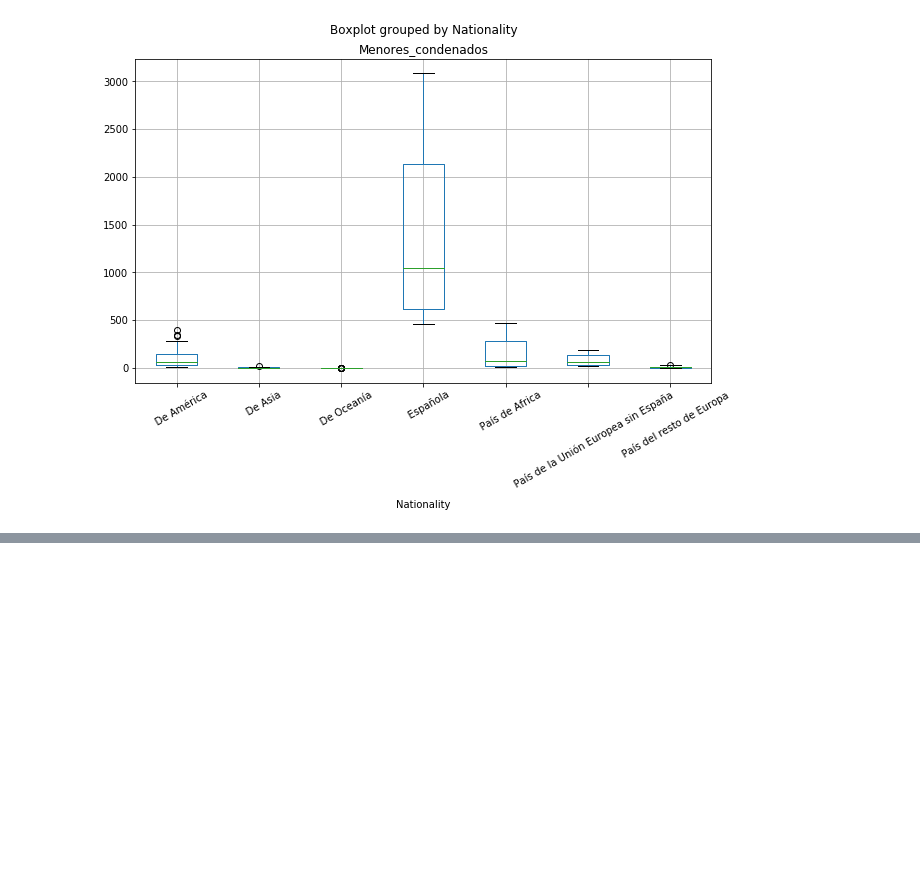
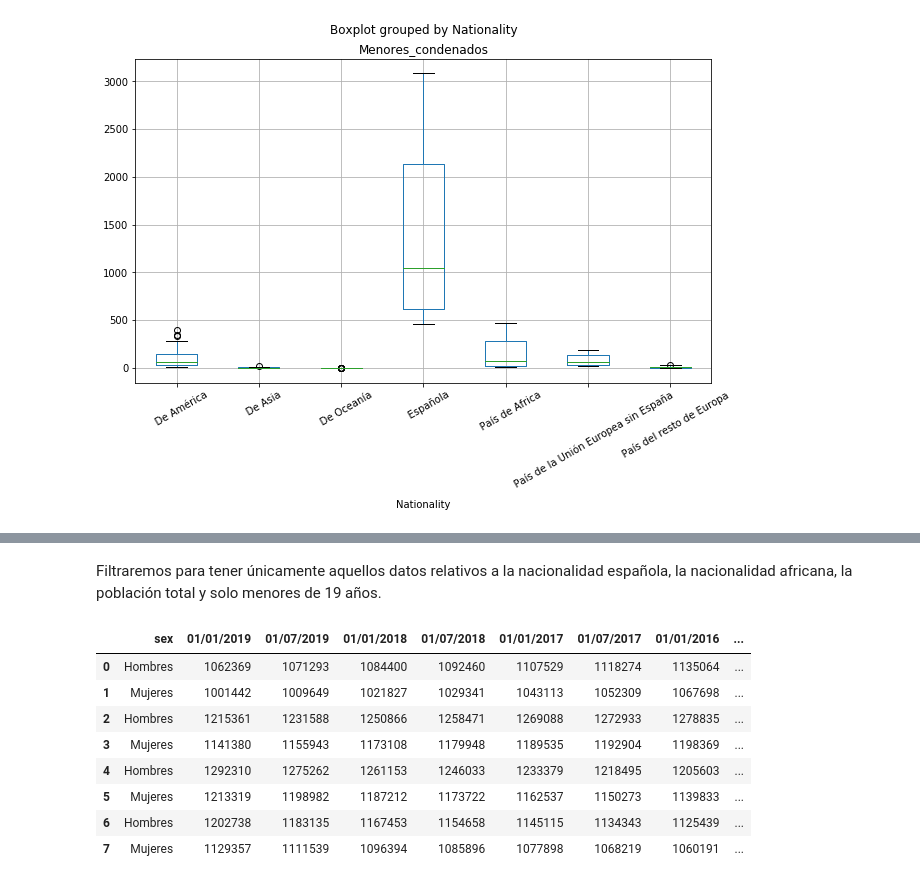
Before and after one commit to pleongi/Periodismo-de-datos, a Jupyter notebook: code/analize_data.ipynb, the cells around one changed output, grey strips where cells are left out. Saved outputs shown, nothing was run; the diff lists cells and outputs as text; code cells hidden in the pictures; blank space fills up the shorter version.

```diff
--- a/code/analize_data.ipynb
+++ b/code/analize_data.ipynb
@@ -205,0 +215,2 @@ dataset.boxplot('Menores_condenados','Nationality',rot = 30,figsize=(10,6))
+# %% [markdown]
+Filtraremos para tener únicamente aquellos datos relativos a la nacionalidad española, la nacionalidad africana, la población total y solo menores de 19 años.
@@ -205,0 +221,33 @@ dataset.boxplot('Menores_condenados','Nationality',rot = 30,figsize=(10,6))
+# %%
+list_nation=[]
+for j in range(0,21):
+    list_nation.append('total')
+df_Total=df_Total.assign(nationality = list_nation)
+df_Total=df_Total[df_Total['Series detalladas desde 2002'] != "            Ambos sexos"]
+list_ages=[]
+list_indexes_to_remove=[]
+for i in range(1,df_Total.shape[0],3):
+    list_indexes_to_remove.append(i)
+    for j in range(0,2):
+        list_ages.append(df_Total.iloc[i,0])
+df_Total=df_Total.dropna()
+df_Total.index=range(10)
+df_Total=df_Total.assign(Age = list_ages)
+df_Total=df_Total.drop([0,1])
+df_Total.index=range(8)
+for i in range(15,36,1):
+    df_Total=df_Total.drop(df_Total.columns[15], axis=1)
+df_Total.columns=['sex','01/01/2019','01/07/2019','01/01/2018','01/07/2018','01/01/2017','01/07/2017',
+                   '01/01/2016','01/07/2016','01/01/2015','01/07/2015','01/01/2014','01/07/2014',
+                   '01/01/2013','01/07/2013','nationality','Age']
+df_Total
+# %% [output]
+|  | sex | 01/01/2019 | 01/07/2019 | 01/01/2018 | 01/07/2018 | 01/01/2017 | 01/07/2017 | 01/01/2016 | ... |
+| 0 | Hombres | 1062369 | 1071293 | 1084400 | 1092460 | 1107529 | 1118274 | 1135064 | ... |
+| 1 | Mujeres | 1001442 | 1009649 | 1021827 | 1029341 | 1043113 | 1052309 | 1067698 | ... |
+| 2 | Hombres | 1215361 | 1231588 | 1250866 | 1258471 | 1269088 | 1272933 | 1278835 | ... |
+| 3 | Mujeres | 1141380 | 1155943 | 1173108 | 1179948 | 1189535 | 1192904 | 1198369 | ... |
+| 4 | Hombres | 1292310 | 1275262 | 1261153 | 1246033 | 1233379 | 1218495 | 1205603 | ... |
+| 5 | Mujeres | 1213319 | 1198982 | 1187212 | 1173722 | 1162537 | 1150273 | 1139833 | ... |
+| 6 | Hombres | 1202738 | 1183135 | 1167453 | 1154658 | 1145115 | 1134343 | 1125439 | ... |
+| 7 | Mujeres | 1129357 | 1111539 | 1096394 | 1085896 | 1077898 | 1068219 | 1060191 | ... |
```
Also changed, not shown: parts of 16 cells of this notebook, 4 other files.
